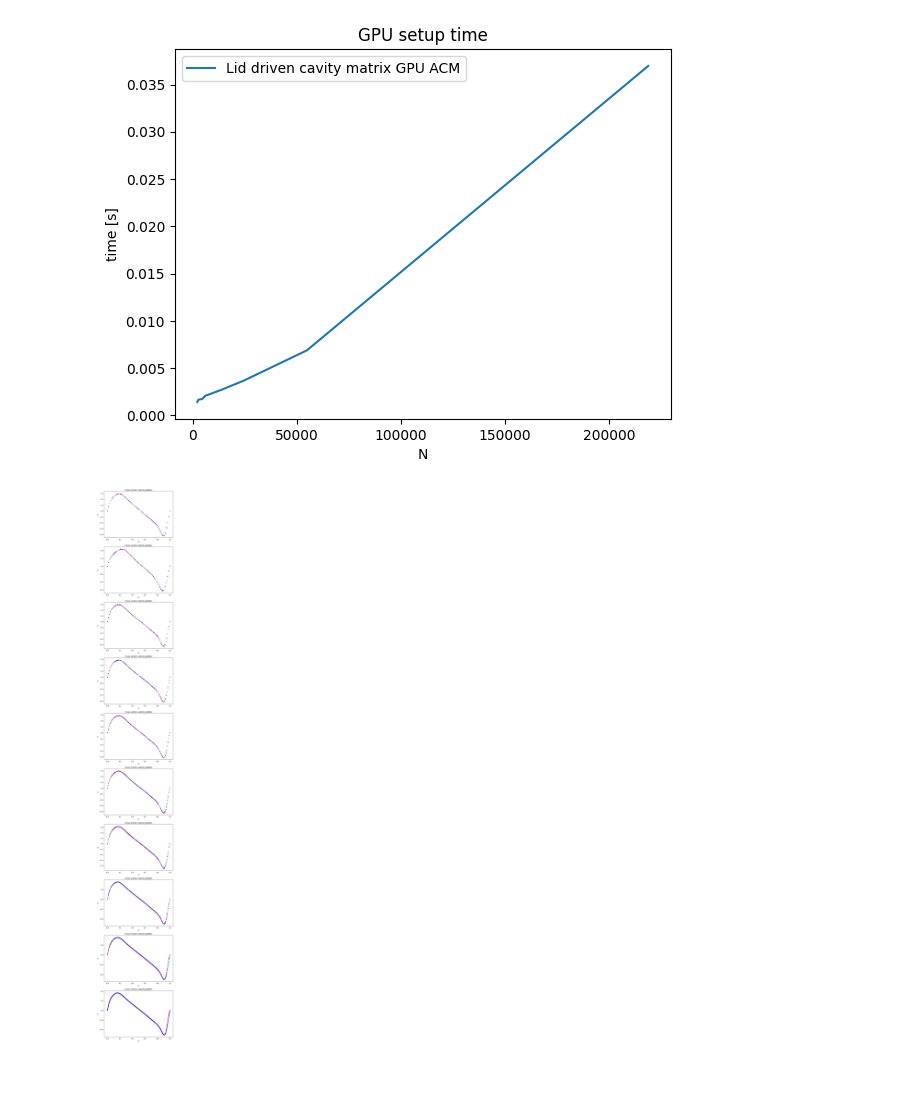
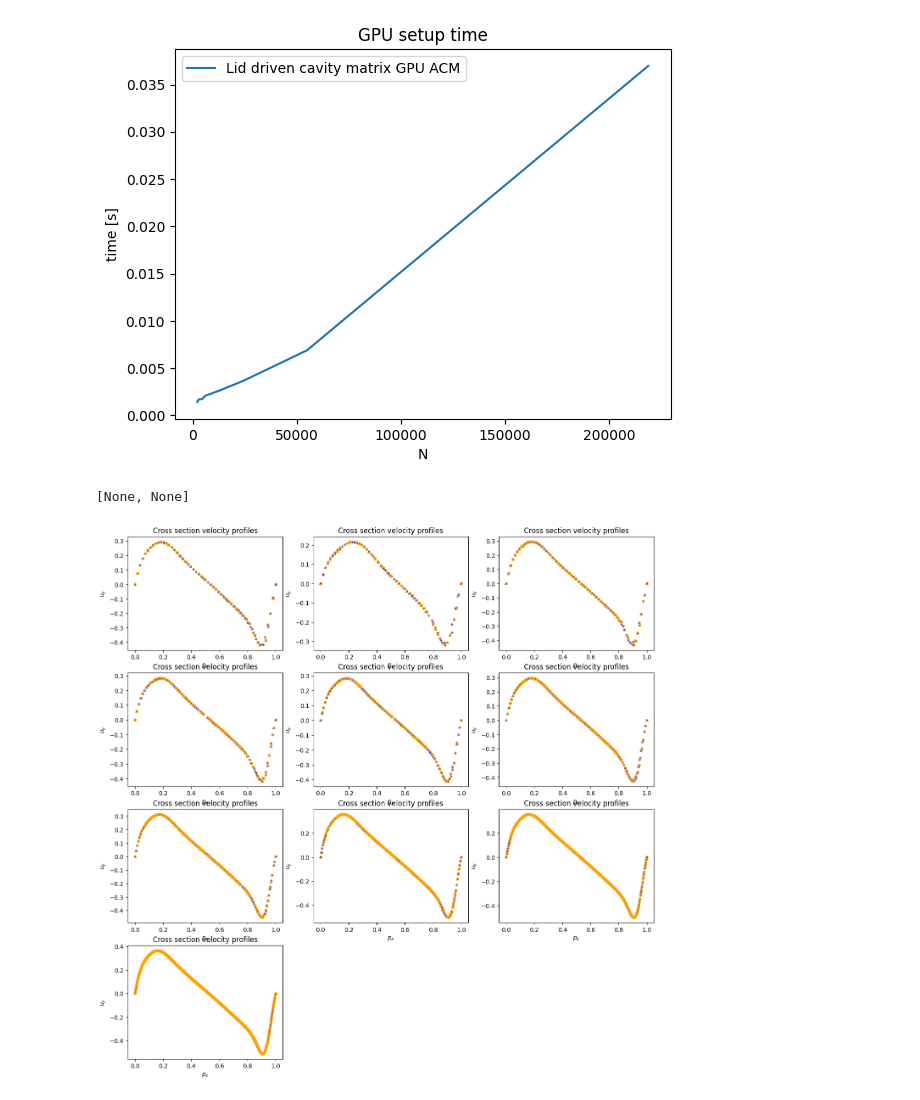
Before and after one commit to ggasper/lid-driven-cavity-gpu, a Jupyter notebook: benchmark/benchmark.ipynb, the cells around one changed output. Saved outputs shown, nothing was run; the diff lists cells and outputs as text; code cells hidden in the pictures; blank space fills up the shorter version.

```diff
--- a/benchmark/benchmark.ipynb
+++ b/benchmark/benchmark.ipynb
@@ -114,7 +114,7 @@ ax.legend()
 #             axs[i].set_xlabel('time')
 #             axs[i].set_ylabel('max $u_y$')
 #             axs[i].legend()
-fig, axs = plt.subplots(5, 2, figsize=(16,32))
+fig, axs = plt.subplots(3, 3, figsize=(16,16))
 colors = ['red', 'blue', 'green', 'purple', 'orange']
 markers = ['s', 'o', '^', 'D']
 for i, h in enumerate(hs):
@@ -124,10 +124,9 @@ for i, h in enumerate(hs):
         with h5py.File(result_file) as f:
             velocity = np.array(f['max_u_y'], dtype=np.float64)
             xs = list(range(len(velocity[0])))
-            axs[i // 2][i%2].scatter(xs, velocity[0], label=name, color=colors[j], facecolors='none', marker=markers[j])
-            axs[i // 2][i%2].legend()
-            axs[i // 2][i%2].set_xlabel('step')
-            axs[i // 2][i%2].set_ylabel('max $u_y$')
+            axs[i // 3][i%3].scatter(xs, velocity[0], label=name, color=colors[j], facecolors='none', marker=markers[j])
+            axs[i // 3][i%3].legend(loc='lower right')
+            axs[i // 3][i%3].set_xlabel('step')
+            axs[i // 3][i%3].set_ylabel('max $u_y$')
             j += 1
-fig.delaxes(axs[-1][-1])
 # %% [output]
@@ -135,5 +134,5 @@ fig.delaxes(axs[-1][-1])
 # %%
-fig, axs = plt.subplots(len(hs), figsize=(8,64))
+fig, axs = plt.subplots(3, 3, figsize=(16,16))
 colors = ['red', 'blue', 'green', 'purple', 'orange']
 markers = ['s', 'o', '^', '+', 'D']
 for i, h in enumerate(hs):
@@ -142,5 +141,5 @@ for i, h in enumerate(hs):
         with h5py.File(result_file) as f:
             u = np.array(f['velocity'], dtype=np.float64)
             pos = np.array(f['domain/pos'], dtype=np.float64)
-            midplane_velocity_profile(axs[i], pos, u, h, markers[j], colors[j])
+            midplane_velocity_profile(axs[i // 3][i % 3], pos, u, h, markers[j], colors[j])
 # %% [output]
@@ -259,7 +258,7 @@ ax.legend()
 <matplotlib.legend.Legend at 0x...>
 [figure]
 # %%
-fig, axs = plt.subplots(5, 2, figsize=(16,32))
+fig, axs = plt.subplots(4, 3, figsize=(16,16))
 markers = ['^', 's']
 colors = ['blue', 'orange']
 for i, h in enumerate(hs_acm):
@@ -269,9 +268,10 @@ for i, h in enumerate(hs_acm):
         with h5py.File(result_file) as f:
             velocity = np.array(f['max_u_y'], dtype=np.float64)
             xs = list(range(len(velocity[0])))
-            axs[i // 2][i%2].scatter(xs, velocity[0], label=name, color=colors[j], facecolors='none', marker=markers[j])
-            axs[i // 2][i%2].legend()
-            axs[i // 2][i%2].set_xlabel('step')
-            axs[i // 2][i%2].set_ylabel('max $u_y$')
+            axs[i // 3][i%3].scatter(xs, velocity[0], label=name, color=colors[j], facecolors='none', marker=markers[j])
+            axs[i // 3][i%3].legend()
+            axs[i // 3][i%3].set_xlabel('step')
+            axs[i // 3][i%3].set_ylabel('max $u_y$')
             j += 1
+[fig.delaxes(ax) for ax in axs.flatten() if not ax.has_data()]
 # %% [output]
@@ -322,15 +323,20 @@ ax.legend()
 <matplotlib.legend.Legend at 0x...>
 [figure]
 # %%
-fig, axs = plt.subplots(len(hs_acm), figsize=(8,64))
-colors = ['red', 'blue', 'green', 'purple', 'orange']
-markers = ['s', '^', '+', 'D']
+# fig, axs = plt.subplots(len(hs_acm), figsize=(8,64))
+fig, axs = plt.subplots(4, 3, figsize=(16,16))
+markers = ['^', 's']
+colors = ['blue', 'orange']
+# colors = ['red', 'blue', 'green', 'purple', 'orange']
+# markers = ['s', '^', '+', 'D']
 for i, h in enumerate(hs_acm):
     for j, (name, program) in enumerate(programs_acm.items()):
         result_file = Path('..') / get_output_path(program, h)
         with h5py.File(result_file) as f:
             u = np.array(f['velocity'], dtype=np.float64)
             pos = np.array(f['domain/pos'], dtype=np.float64)
-            midplane_velocity_profile(axs[i], pos, u, h, markers[j], colors[j])
+            midplane_velocity_profile(axs[i // 3][i % 3], pos, u, h, markers[j], colors[j])
+[fig.delaxes(ax) for ax in axs.flatten() if not ax.has_data()]
 # %% [output]
+[None, None]
-[figure, old version]
+[figure, new version]
```
Also changed, not shown: parts of 3 cells of this notebook.
